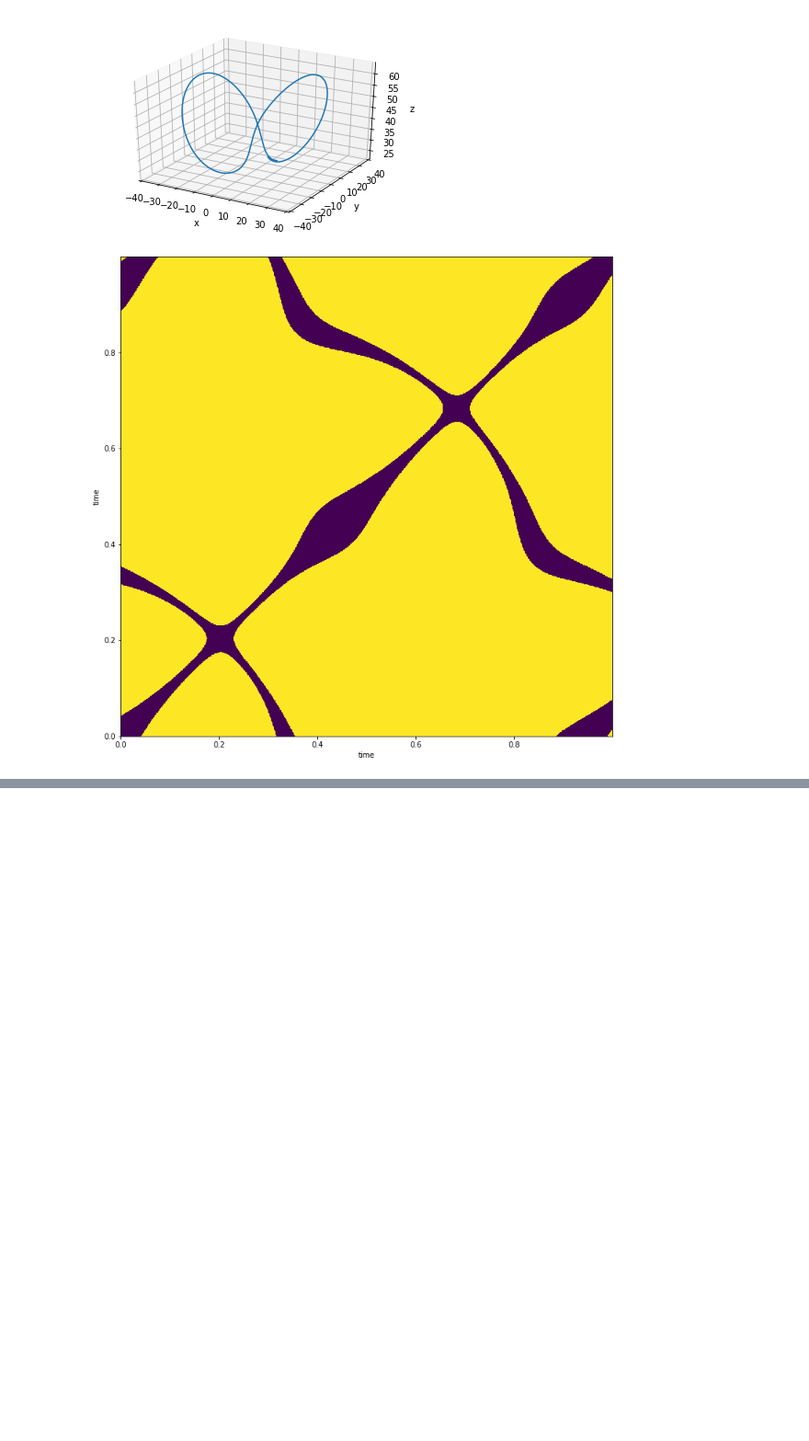
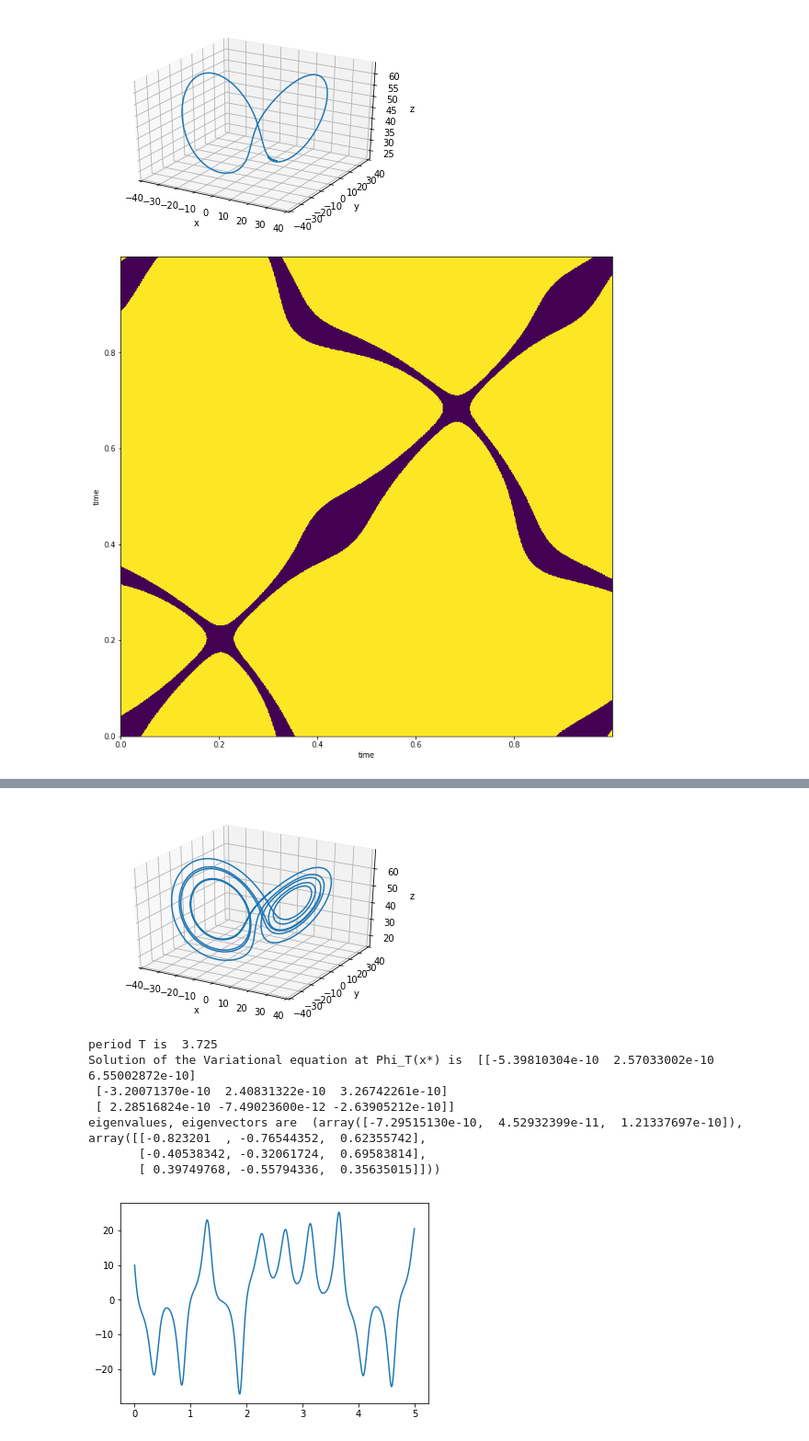
Before and after one commit to WyLyu/UPOsHam, a Jupyter notebook: RecurrencePlot.ipynb, the cells around one changed output, grey strips where cells are left out. Shown: that part at 92% size. Saved outputs shown, nothing was run; the diff lists cells and outputs as text; code cells hidden in the pictures; blank space fills up the shorter version.

```diff
--- a/RecurrencePlot.ipynb
+++ b/RecurrencePlot.ipynb
@@ -424,0 +507,78 @@ eigenvalues, eigenvectors are  (array([ 0.00165759+0.j        , -0.00624136+0.00
+# %%
+"""Solution of the Variational Equation and stability of the periodic orbits"""
+"""2(d) E bradley& R Mantilla"""
+import numpy as np
+import matplotlib.pyplot as plt
+from scipy.integrate import odeint,quad,trapz
+import math
+from IPython.display import Image # for Notebook
+from IPython.core.display import HTML
+from mpl_toolkits.mplot3d import Axes3D
+from numpy import linalg as LA
+
+sigma = 16.0
+rho = 45.0
+beta = 4.0
+state0 = [10.0, -4.32395, 55.4605]
+t = np.arange(0.0, 5.0, 0.005)
+
+def Lorenz(fun,t):
+    x,y,z=fun
+    derivative=[sigma * (y - x), x * (rho - z) - y, x * y - beta * z]
+    return derivative
+
+
+states = odeint(Lorenz, state0, t)
+fig = plt.figure()
+ax = fig.gca(projection='3d')
+ax.plot(states[:,0], states[:,1], states[:,2])
+ax.set_xlabel('x')
+ax.set_ylabel('y')
+ax.set_zlabel('z')
+plt.xlim(-40,40)
+plt.ylim(-40,40)
+plt.show()
+fig = plt.figure()
+ax = plt.axes()
+ax.plot(t, states[:,0])
+
+''' solution of the Variational Equation'''
+Phistates = np.zeros((1000,3,3))
+Phi0 = np.array([[1.0,0,0],[0,1.0,0],[0,0,1.0]])
+t = np.arange(0, 5.0, 0.005)
+for i in range(3):
+
+    def Variational(fun, t):
+        Phi_1,Phi_2,Phi_3 = fun
+        x, y, z = state0[0], state0[1], state0[2]
+        J = np.array([[-sigma, sigma, 0], [rho - z, -1, -x], [y, x, -beta]])
+        derivative = np.matmul(J, fun)
+        return derivative
+
+    Phistates[:,:,i] = odeint(Variational, Phi0[:,i], t)
+
+
+'''Period of the periodic orbit'''
+D=np.zeros((1000))
+
+''' the corresponding time point of the end point of the period'''
+for i in range(999):
+    D[i]=math.sqrt((states[0,0]-states[:,0][i])**2+ (states[0,1]-states[:,1][i])**2+(states[0,2]-states[:,2][i])**2)
+
+
+print("period T is ",np.argmin(D[1:998])*0.005)
+
+print("Solution of the Variational equation at Phi_T(x*) is ", Phistates[np.argmin(D[1:998]),:,:] )
+
+'''eigenvalues and eiqenvectors of the matrix'''
+print("eigenvalues, eigenvectors are ", LA.eig(np.array(Phistates[np.argmin(D[1:998]),:,:]) )   )
+# %% [output]
+[figure, added]
+period T is  3.725
+Solution of the Variational equation at Phi_T(x*) is  [[-5.39810304e-10  2.57033002e-10  6.55002872e-10]
+ [-3.20071370e-10  2.40831322e-10  3.26742261e-10]
+ [ 2.28516824e-10 -7.49023600e-12 -2.63905212e-10]]
+eigenvalues, eigenvectors are  (array([-7.29515130e-10,  4.52932399e-11,  1.21337697e-10]), array([[-0.823201  , -0.76544352,  0.62355742],
+       [-0.40538342, -0.32061724,  0.69583814],
+       [ 0.39749768, -0.55794336,  0.35635015]]))
+[figure, added]
```
Also changed, not shown: parts of 2 cells of this notebook.
